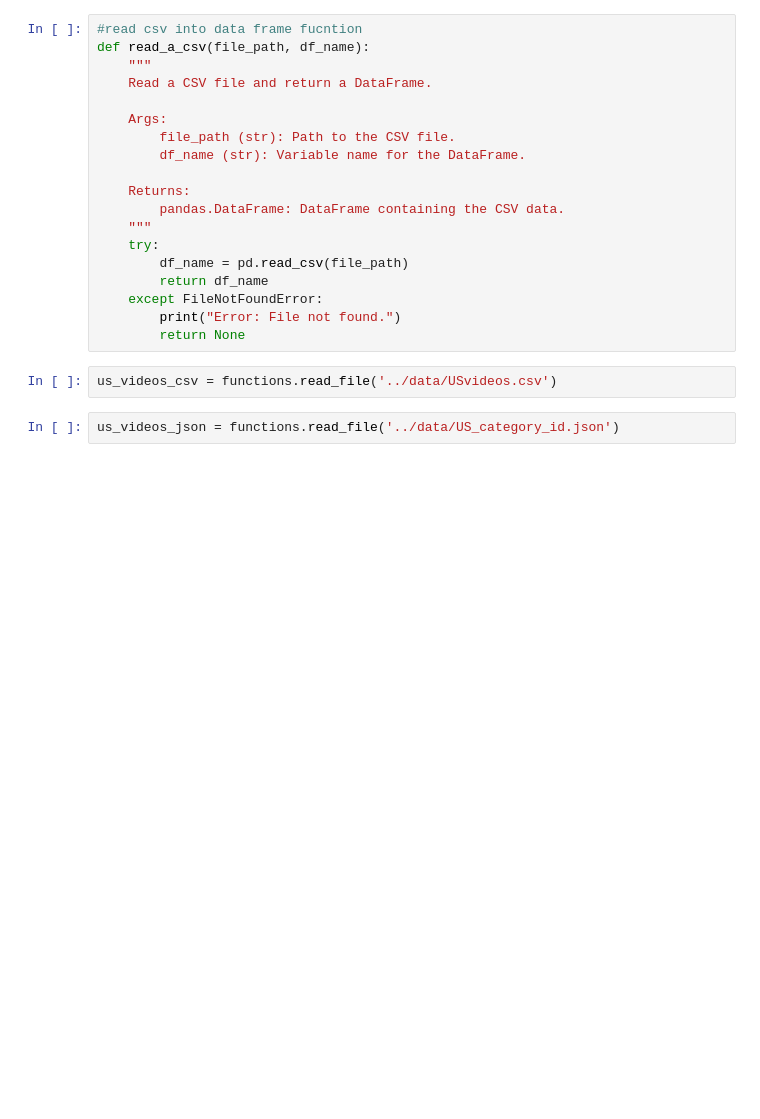
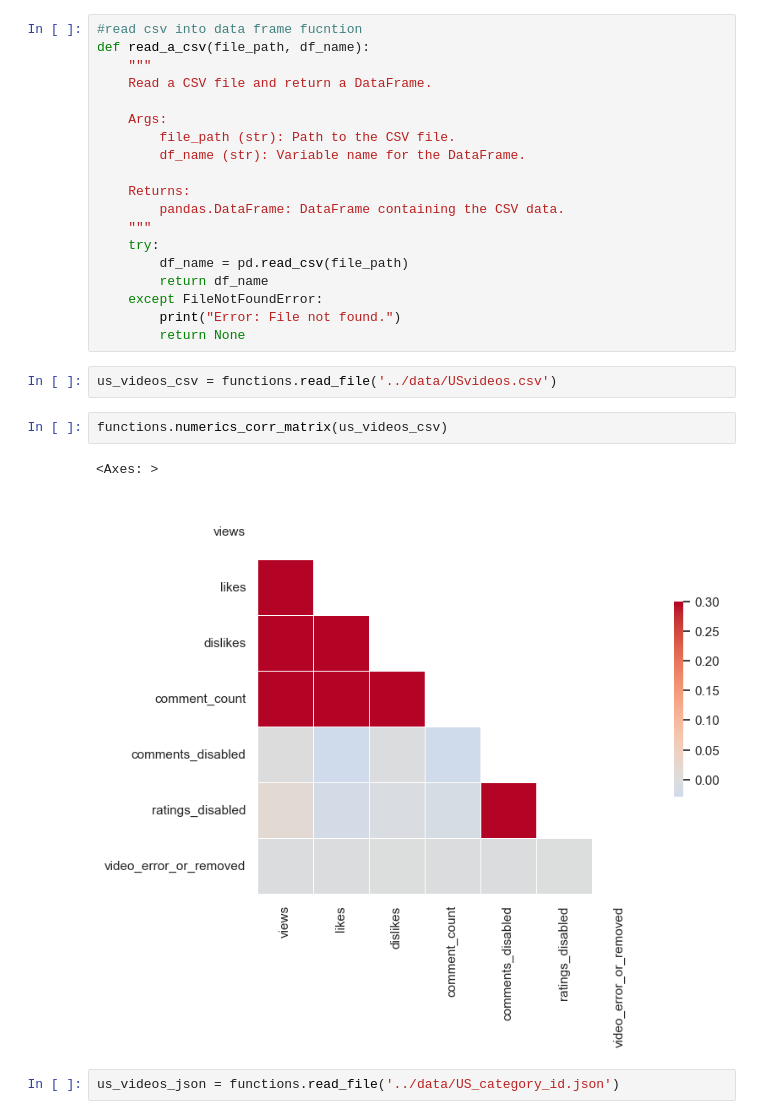
Before and after one commit to mrichburg/dai5_EDA_case_study, a Jupyter notebook: notebooks/btm.ipynb, the cells around one changed output. Saved outputs shown, nothing was run; the diff lists cells and outputs as text; blank space fills up the shorter version.

```diff
--- a/notebooks/btm.ipynb
+++ b/notebooks/btm.ipynb
@@ -42,6 +42,11 @@ def read_a_csv(file_path, df_name):
         return None
 # %%
 us_videos_csv = functions.read_file('../data/USvideos.csv')
+# %%
+functions.numerics_corr_matrix(us_videos_csv)
+# %% [output]
+<Axes: >
+[figure, added]
 # %%
 us_videos_json = functions.read_file('../data/US_category_id.json')
 # %%
```
Also changed, not shown: parts of 4 cells of this notebook, 4 other files.
